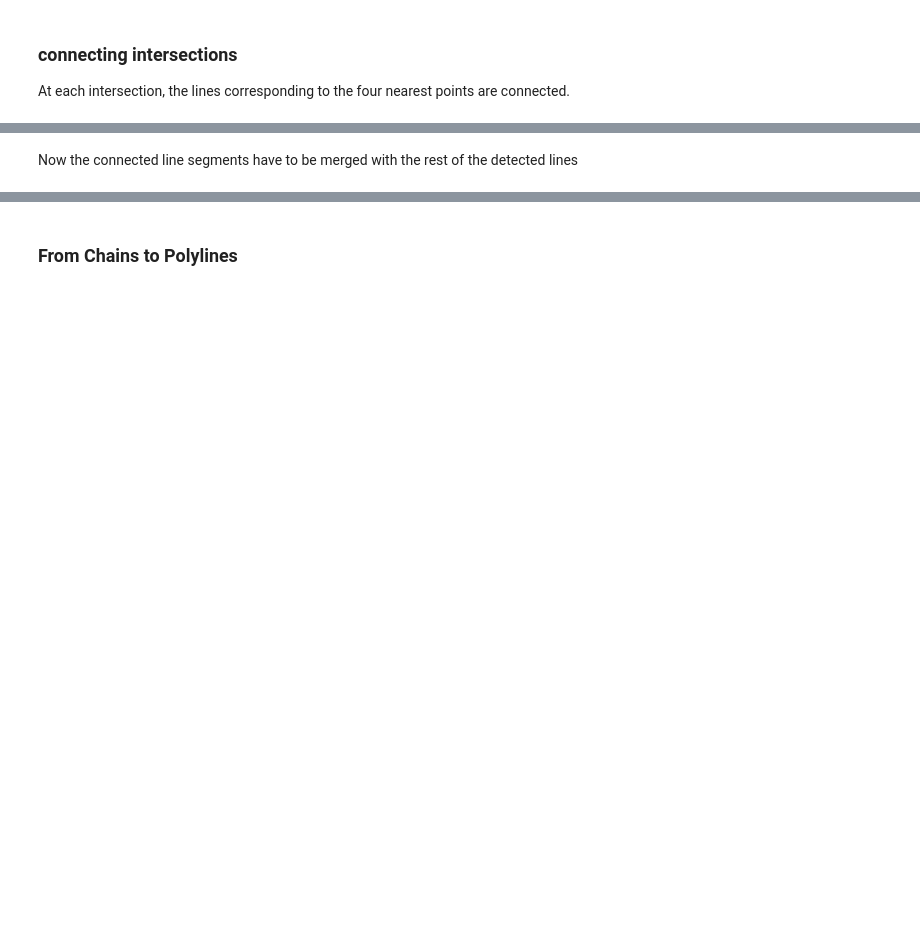
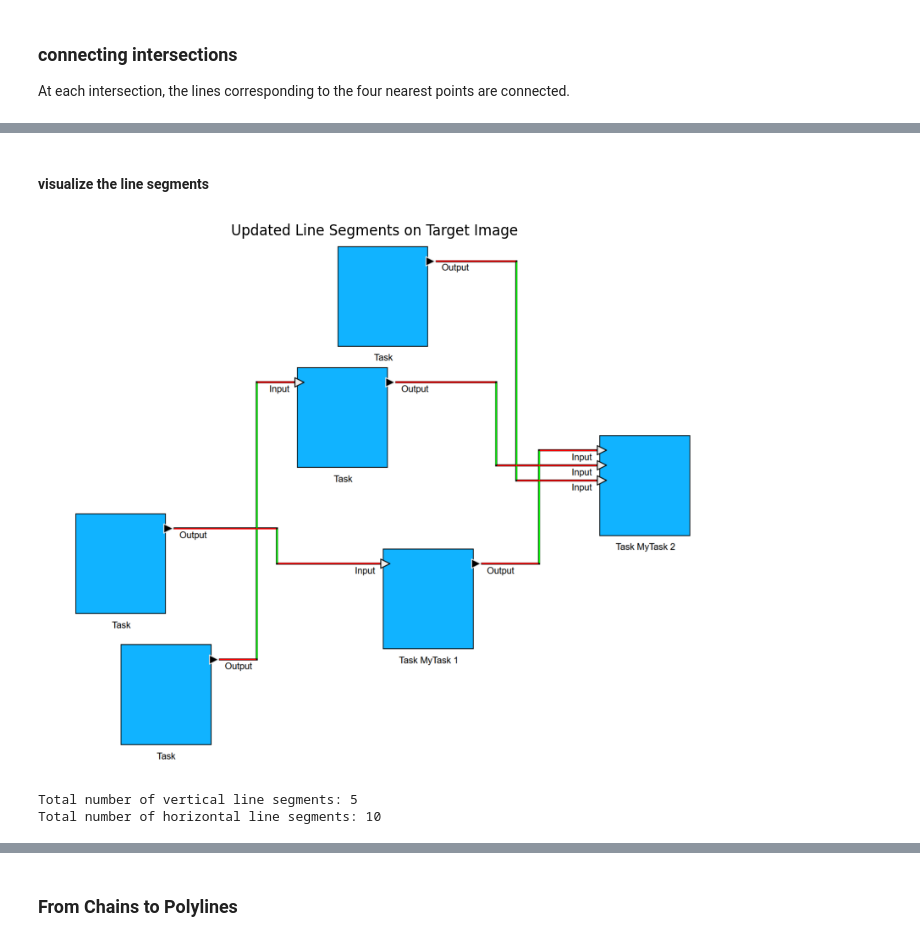
Before and after one commit to franzbanz/computervision, a Jupyter notebook: intersection_detection.ipynb, the cells around one changed output, grey strips where cells are left out. Drawn from its saved outputs; the diff is of its cells as text; code cells hidden in the pictures; blank space fills up the shorter version.

```diff
--- a/intersection_detection.ipynb
+++ b/intersection_detection.ipynb
@@ -440,23 +370,0 @@ line_segments_ver_sorted.sort(key=lambda seg: (seg[0][1], seg[0][0]))
-# %%
-# Draw the vertical and horizontal line segments over the target image. Highlight the starting and ending points of the line segments with circles.
-edges_img_sorted_with_indices = target_img.copy()
-for i, line in enumerate(line_segments_hor_sorted):
-    cv2.line(edges_img_sorted_with_indices, line[0], line[1], (0, 255, 0), 2)
-    cv2.circle(edges_img_sorted_with_indices, line[0], 5, (0, 255, 0), -1)
-    cv2.circle(edges_img_sorted_with_indices, line[1], 5, (0, 255, 0), -1)
-    start_coords_text = f"{i}: ({int(line[0][0])}, {int(line[0][1])})"
-    text_position = (line[0][0] + 3, line[0][1] - 7)  # Move text 7 pixels up and 3 pixels to the right
-    cv2.putText(edges_img_sorted_with_indices, start_coords_text, text_position, cv2.FONT_HERSHEY_SIMPLEX, 0.5, (0, 255, 0), 1)
-for i, line in enumerate(line_segments_ver_sorted):
-    cv2.line(edges_img_sorted_with_indices, line[0], line[1], (0, 0, 255), 2)
-    cv2.circle(edges_img_sorted_with_indices, line[0], 5, (0, 0, 255), -1)
-    cv2.circle(edges_img_sorted_with_indices, line[1], 5, (0, 0, 255), -1)
-    start_coords_text = f"{i}: ({int(line[0][0])}, {int(line[0][1])})"
-    text_position = (line[0][0] + 3, line[0][1] + 7)  # Move text 7 pixels down and 3 pixels to the right
-    cv2.putText(edges_img_sorted_with_indices, start_coords_text, text_position, cv2.FONT_HERSHEY_SIMPLEX, 0.5, (0, 0, 255), 1)
-
-# Plot the vertical and horizontal lines
-fig, ax = plt.subplots(1, 1, figsize=(15, 15))
-ax.imshow(cv2.cvtColor(edges_img_sorted_with_indices, cv2.COLOR_BGR2RGB))
-ax.set_title('Sorted Vertical and Horizontal Line Segments with Indices and Starting Point Coordinates')
-plt.show()
@@ -573,2 +444,22 @@ Intersection 4:
-# %% [markdown]
-Now the connected line segments have to be merged with the rest of the detected lines
+# %% [markdown]
+#### visualize the line segments
+# %%
+# Draw the updated vertical and horizontal line segments on the target image
+target_img_with_merged_lines = target_img.copy()
+for line in line_segments_ver_sorted:
+    cv2.line(target_img_with_merged_lines, line[0], line[1], (0, 255, 0), 2)
+for line in line_segments_hor_sorted:
+    cv2.line(target_img_with_merged_lines, line[0], line[1], (0, 0, 255), 2)
+
+# Display the image with updated line segments
+plt.figure(figsize=(10, 10))
+plt.imshow(cv2.cvtColor(target_img_with_merged_lines, cv2.COLOR_BGR2RGB))
+plt.title('Updated Line Segments on Target Image')
+plt.axis('off')
+plt.show()
+print(f"Total number of vertical line segments: {len(line_segments_ver_sorted)}")
+print(f"Total number of horizontal line segments: {len(line_segments_hor_sorted)}")
+# %% [output]
+[figure, added]
+Total number of vertical line segments: 5
+Total number of horizontal line segments: 10
```
Also changed, not shown: parts of 31 cells of this notebook.
